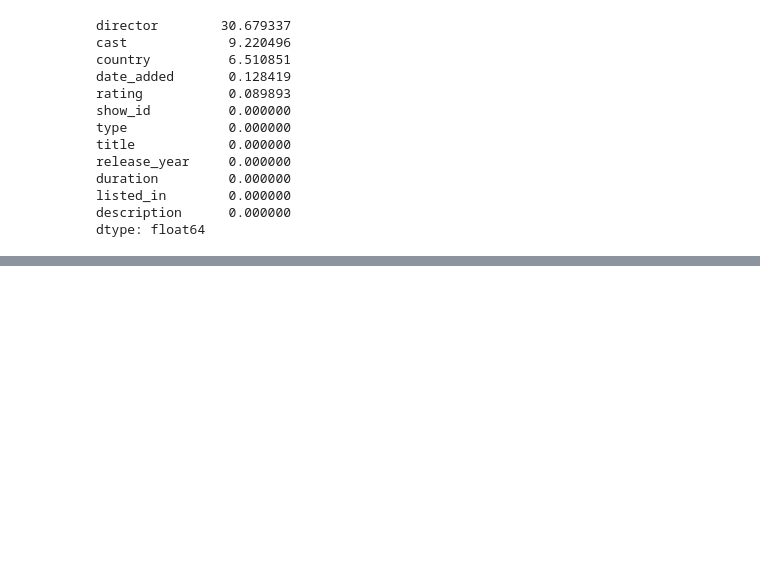
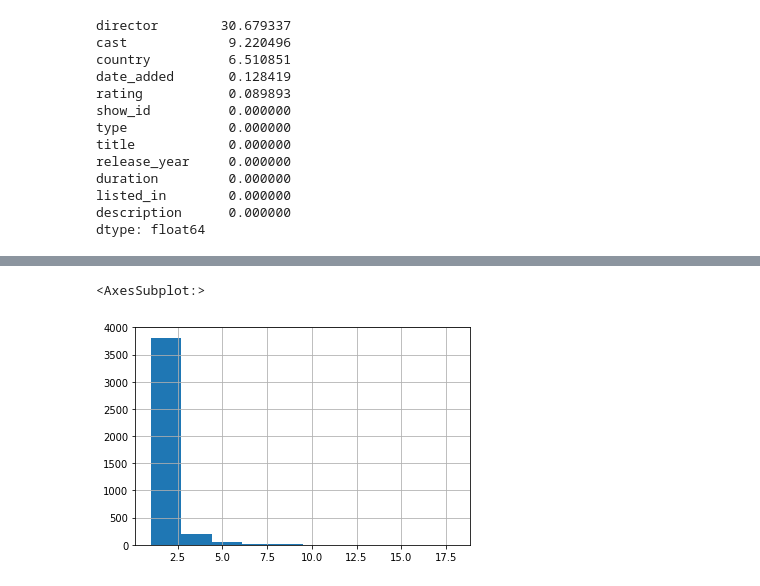
Before and after one commit to carlosjimenez88M/EDA_Course, a Jupyter notebook: Notebooks/ejercicio_1_pandas.ipynb, the cells around one changed output, grey strips where cells are left out. Drawn from its saved outputs; the diff is of its cells as text; code cells hidden in the pictures; blank space fills up the shorter version.

```diff
--- a/Notebooks/ejercicio_1_pandas.ipynb
+++ b/Notebooks/ejercicio_1_pandas.ipynb
@@ -89,0 +115,6 @@ dtype: float64
+# %%
+total_directors = netflix.groupby(['director','type']).size().sort_values(ascending=False).reset_index(name='Total')
+total_directors['Total'].hist()
+# %% [output]
+<AxesSubplot:>
+[figure, added]
```
Also changed, not shown: parts of 4 cells of this notebook.
